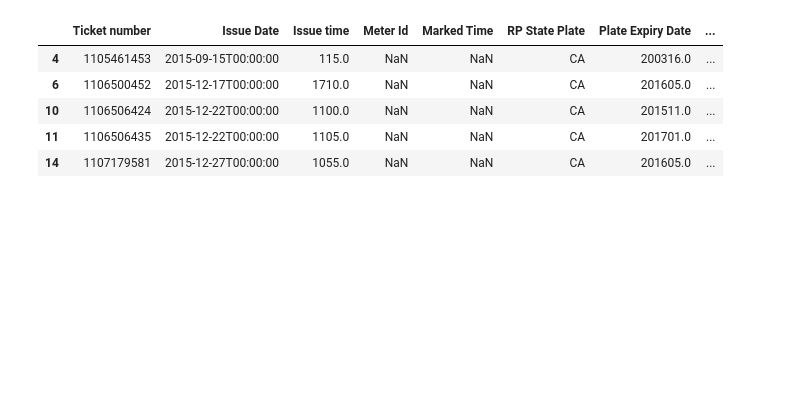
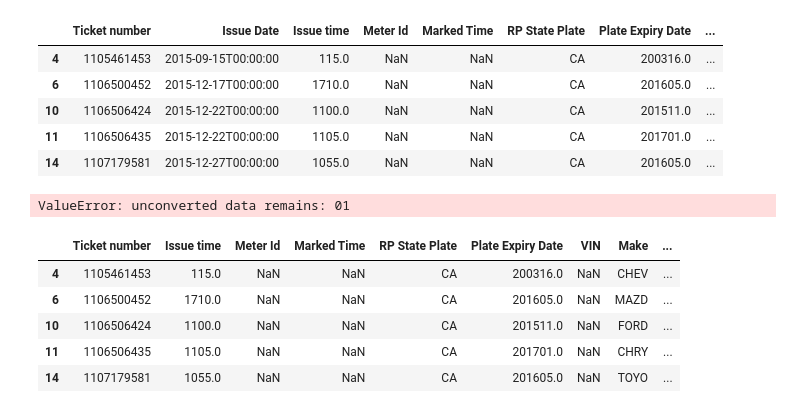
Before and after one commit to elctrc/traffic-citations, a Jupyter notebook: analysis/pandas_compare.ipynb, the cells around one changed output. Drawn from its saved outputs; the diff is of its cells as text; code cells hidden in the pictures; blank space fills up the shorter version.

```diff
--- a/analysis/pandas_compare.ipynb
+++ b/analysis/pandas_compare.ipynb
@@ -125,5 +125,3 @@ df.head()
 | 10 | 1106506424 | 2015-12-22T00:00:00 | 1100.0 | NaN | NaN | CA | 201511.0 | ... |
 | 11 | 1106506435 | 2015-12-22T00:00:00 | 1105.0 | NaN | NaN | CA | 201701.0 | ... |
 | 14 | 1107179581 | 2015-12-27T00:00:00 | 1055.0 | NaN | NaN | CA | 201605.0 | ... |
-# %%
-df['plate_exp_date_fixed'] = pd.to_datetime(df['Plate Expiry Date'], format='%Y%m')
@@ -132,3 +128,7 @@ ValueError: unconverted data remains: 6
+# %%
+# Fix Issue Date
+df['Issue Date Fixed'] = pd.to_datetime(df['Issue Date'], yearfirst=True).dt.strftime("%Y-%m-%d")
+df.drop('Issue Date', inplace=True, axis=1)
 # %%
 df.head()
 # %% [output]
@@ -138,3 +138,19 @@ df.head()
 | 10 | 1106506424 | 2015-12-22T00:00:00 | 1100.0 | NaN | NaN | CA | 201511.0 | ... |
 | 11 | 1106506435 | 2015-12-22T00:00:00 | 1105.0 | NaN | NaN | CA | 201701.0 | ... |
 | 14 | 1107179581 | 2015-12-27T00:00:00 | 1055.0 | NaN | NaN | CA | 201605.0 | ... |
+# %%
+# Fix Plate Expiry Date
+# This is incomplete. Did not have enough time to finish - clearly the plate Expiry date is stranger than I thought (I am looking at you, 200316.0)
+df['Plate Expiry Date Fixed'] = df['Plate Expiry Date'].apply(lambda x: str(x)[:-2] + '01')
+df['Plate Expiry Date Fixed'] = pd.to_datetime(df['Plate Expiry Date Fixed'], yearfirst=True, format='%Y%m%d')
+# %% [output]
+ValueError: unconverted data remains: 01
+# %%
+df.head()
+# %% [output]
+|  | Ticket number | Issue time | Meter Id | Marked Time | RP State Plate | Plate Expiry Date | VIN | Make | ... |
+| 4 | 1105461453 | 115.0 | NaN | NaN | CA | 200316.0 | NaN | CHEV | ... |
+| 6 | 1106500452 | 1710.0 | NaN | NaN | CA | 201605.0 | NaN | MAZD | ... |
+| 10 | 1106506424 | 1100.0 | NaN | NaN | CA | 201511.0 | NaN | FORD | ... |
+| 11 | 1106506435 | 1105.0 | NaN | NaN | CA | 201701.0 | NaN | CHRY | ... |
+| 14 | 1107179581 | 1055.0 | NaN | NaN | CA | 201605.0 | NaN | TOYO | ... |
```
Also changed, not shown: parts of 1 cell of this notebook, 7 other files.
